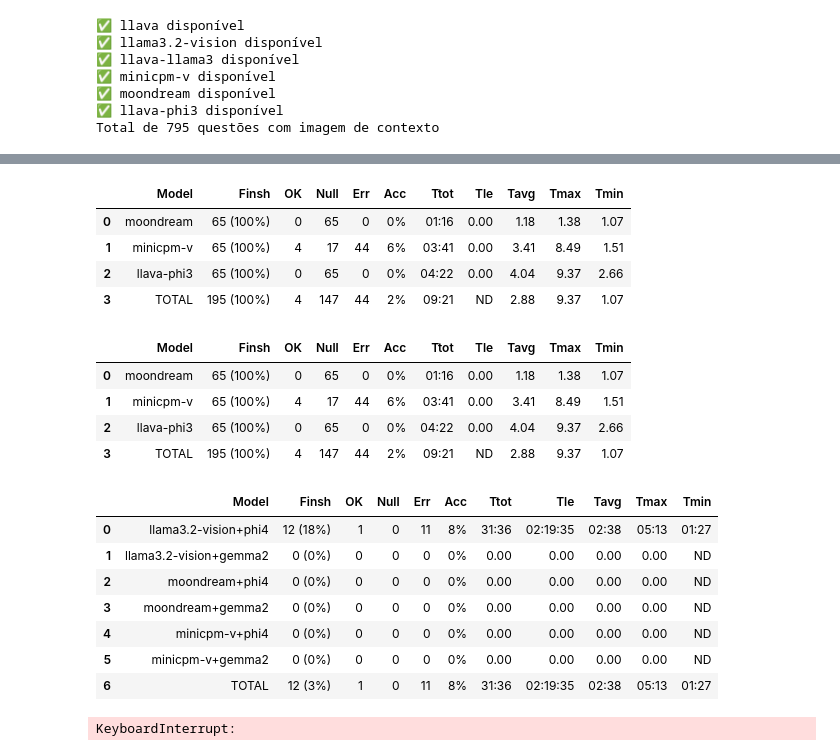
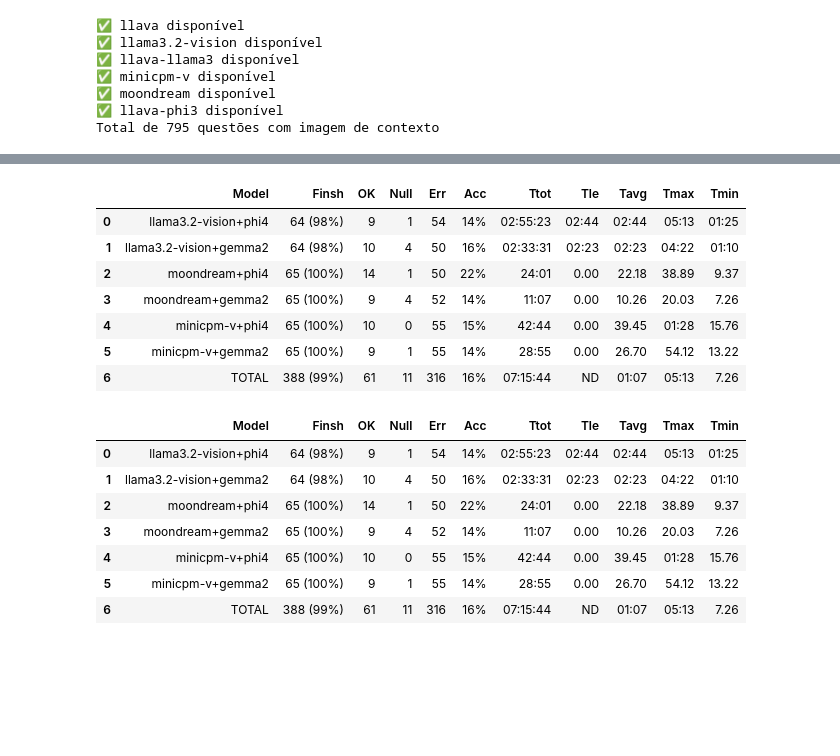
Before and after one commit to rubdelima/estuda-ia, a Jupyter notebook: 01-Predict.ipynb, the cells around one changed output, grey strips where cells are left out. Cells and saved outputs as stored; diff of their text form; code cells hidden in the pictures; blank space fills up the shorter version.

Commit message:
test full questions

```diff
--- a/01-Predict.ipynb
+++ b/01-Predict.ipynb
@@ -173,7 +244,4 @@ test_table("./predict_data/answ-multi.json",len(answer_questions))
 # %%
-# Questões com imagens no contexto e nas alternativas (Vision Models)
-
-full_image_questions = list(filter(lambda x :x['type'] == 'full-image', questoes))
 
 test_ollama_models(
     models = ["moondream", "minicpm-v", "llava-phi3"],
@@ -182,39 +250,35 @@ test_ollama_models(
 )
 
 test_table("./predict_data/full-vision.json", len(full_image_questions))
-# %% [output]
-|  | Model | Finsh | OK | Null | Err | Acc | Ttot | Tle | Tavg | Tmax | Tmin |
-| 0 | moondream | 65 (100%) | 0 | 65 | 0 | 0% | 01:16 | 0.00 | 1.18 | 1.38 | 1.07 |
-| 1 | minicpm-v | 65 (100%) | 4 | 17 | 44 | 6% | 03:41 | 0.00 | 3.41 | 8.49 | 1.51 |
-| 2 | llava-phi3 | 65 (100%) | 0 | 65 | 0 | 0% | 04:22 | 0.00 | 4.04 | 9.37 | 2.66 |
-| 3 | TOTAL | 195 (100%) | 4 | 147 | 44 | 2% | 09:21 | ND | 2.88 | 9.37 | 1.07 |
-|  | Model | Finsh | OK | Null | Err | Acc | Ttot | Tle | Tavg | Tmax | Tmin |
-| 0 | moondream | 65 (100%) | 0 | 65 | 0 | 0% | 01:16 | 0.00 | 1.18 | 1.38 | 1.07 |
-| 1 | minicpm-v | 65 (100%) | 4 | 17 | 44 | 6% | 03:41 | 0.00 | 3.41 | 8.49 | 1.51 |
-| 2 | llava-phi3 | 65 (100%) | 0 | 65 | 0 | 0% | 04:22 | 0.00 | 4.04 | 9.37 | 2.66 |
-| 3 | TOTAL | 195 (100%) | 4 | 147 | 44 | 2% | 09:21 | ND | 2.88 | 9.37 | 1.07 |
 # %%
 # Questoes com imagem no contexto e nas alternativas (Multi Modelos)
 from ollama_help.runner import test_ollama_multi_models
 
 full_image_questions = list(filter(lambda x :x['type'] == 'full-image', questoes))
 
 
-test_ollama_multi_models(
+test_result_full_image_multi = test_ollama_multi_models(
     text_models = ['phi4', 'gemma2'],
     vision_models= ["llama3.2-vision", "moondream", "minicpm-v"],
     questions=full_image_questions,
     predict_file="./predict_data/full-multi.json"
 )
 
 test_table("./predict_data/full-multi.json",len(full_image_questions))
 # %% [output]
 |  | Model | Finsh | OK | Null | Err | Acc | Ttot | Tle | Tavg | Tmax | Tmin |
-| 0 | llama3.2-vision+phi4 | 12 (18%) | 1 | 0 | 11 | 8% | 31:36 | 02:19:35 | 02:38 | 05:13 | 01:27 |
-| 1 | llama3.2-vision+gemma2 | 0 (0%) | 0 | 0 | 0 | 0% | 0.00 | 0.00 | 0.00 | 0.00 | ND |
-| 2 | moondream+phi4 | 0 (0%) | 0 | 0 | 0 | 0% | 0.00 | 0.00 | 0.00 | 0.00 | ND |
-| 3 | moondream+gemma2 | 0 (0%) | 0 | 0 | 0 | 0% | 0.00 | 0.00 | 0.00 | 0.00 | ND |
-| 4 | minicpm-v+phi4 | 0 (0%) | 0 | 0 | 0 | 0% | 0.00 | 0.00 | 0.00 | 0.00 | ND |
-| 5 | minicpm-v+gemma2 | 0 (0%) | 0 | 0 | 0 | 0% | 0.00 | 0.00 | 0.00 | 0.00 | ND |
-| 6 | TOTAL | 12 (3%) | 1 | 0 | 11 | 8% | 31:36 | 02:19:35 | 02:38 | 05:13 | 01:27 |
+| 0 | llama3.2-vision+phi4 | 64 (98%) | 9 | 1 | 54 | 14% | 02:55:23 | 02:44 | 02:44 | 05:13 | 01:25 |
+| 1 | llama3.2-vision+gemma2 | 64 (98%) | 10 | 4 | 50 | 16% | 02:33:31 | 02:23 | 02:23 | 04:22 | 01:10 |
+| 2 | moondream+phi4 | 65 (100%) | 14 | 1 | 50 | 22% | 24:01 | 0.00 | 22.18 | 38.89 | 9.37 |
+| 3 | moondream+gemma2 | 65 (100%) | 9 | 4 | 52 | 14% | 11:07 | 0.00 | 10.26 | 20.03 | 7.26 |
+| 4 | minicpm-v+phi4 | 65 (100%) | 10 | 0 | 55 | 15% | 42:44 | 0.00 | 39.45 | 01:28 | 15.76 |
+| 5 | minicpm-v+gemma2 | 65 (100%) | 9 | 1 | 55 | 14% | 28:55 | 0.00 | 26.70 | 54.12 | 13.22 |
+| 6 | TOTAL | 388 (99%) | 61 | 11 | 316 | 16% | 07:15:44 | ND | 01:07 | 05:13 | 7.26 |
-KeyboardInterrupt:
+|  | Model | Finsh | OK | Null | Err | Acc | Ttot | Tle | Tavg | Tmax | Tmin |
+| 0 | llama3.2-vision+phi4 | 64 (98%) | 9 | 1 | 54 | 14% | 02:55:23 | 02:44 | 02:44 | 05:13 | 01:25 |
+| 1 | llama3.2-vision+gemma2 | 64 (98%) | 10 | 4 | 50 | 16% | 02:33:31 | 02:23 | 02:23 | 04:22 | 01:10 |
+| 2 | moondream+phi4 | 65 (100%) | 14 | 1 | 50 | 22% | 24:01 | 0.00 | 22.18 | 38.89 | 9.37 |
+| 3 | moondream+gemma2 | 65 (100%) | 9 | 4 | 52 | 14% | 11:07 | 0.00 | 10.26 | 20.03 | 7.26 |
+| 4 | minicpm-v+phi4 | 65 (100%) | 10 | 0 | 55 | 15% | 42:44 | 0.00 | 39.45 | 01:28 | 15.76 |
+| 5 | minicpm-v+gemma2 | 65 (100%) | 9 | 1 | 55 | 14% | 28:55 | 0.00 | 26.70 | 54.12 | 13.22 |
+| 6 | TOTAL | 388 (99%) | 61 | 11 | 316 | 16% | 07:15:44 | ND | 01:07 | 05:13 | 7.26 |
```
Also changed, not shown: parts of 11 cells of this notebook, 5 other files.
